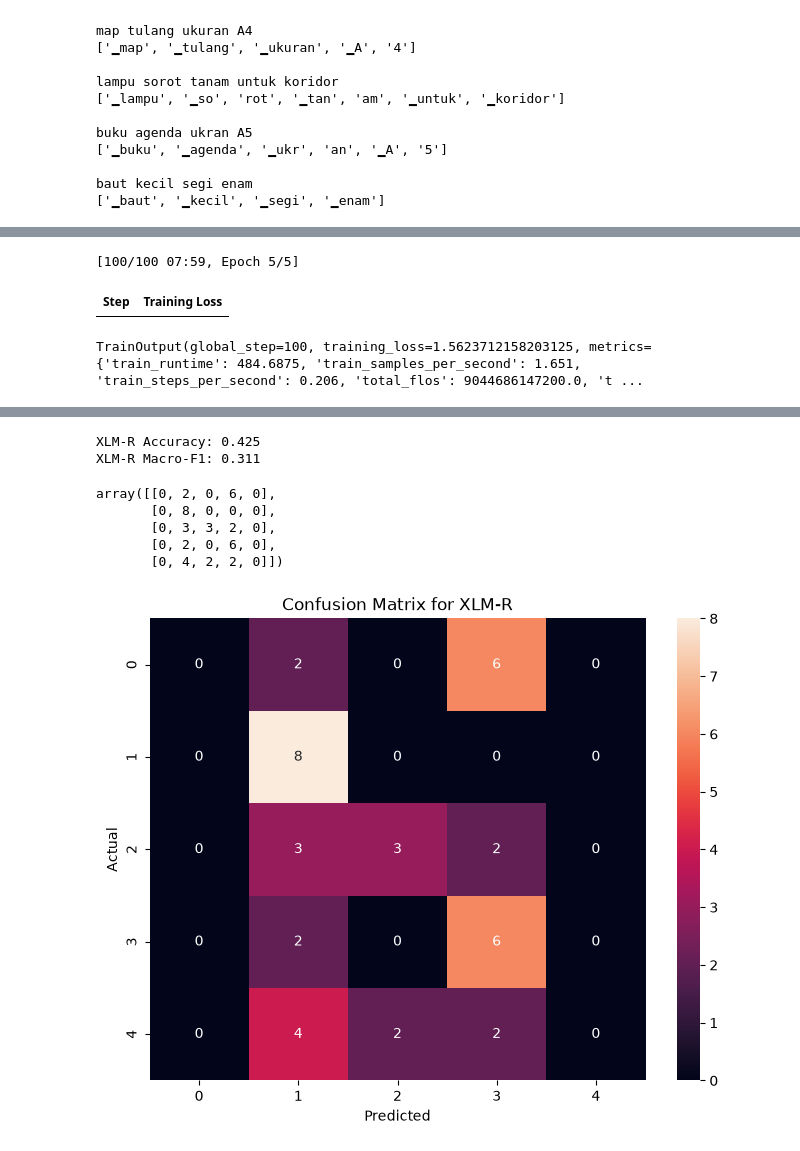
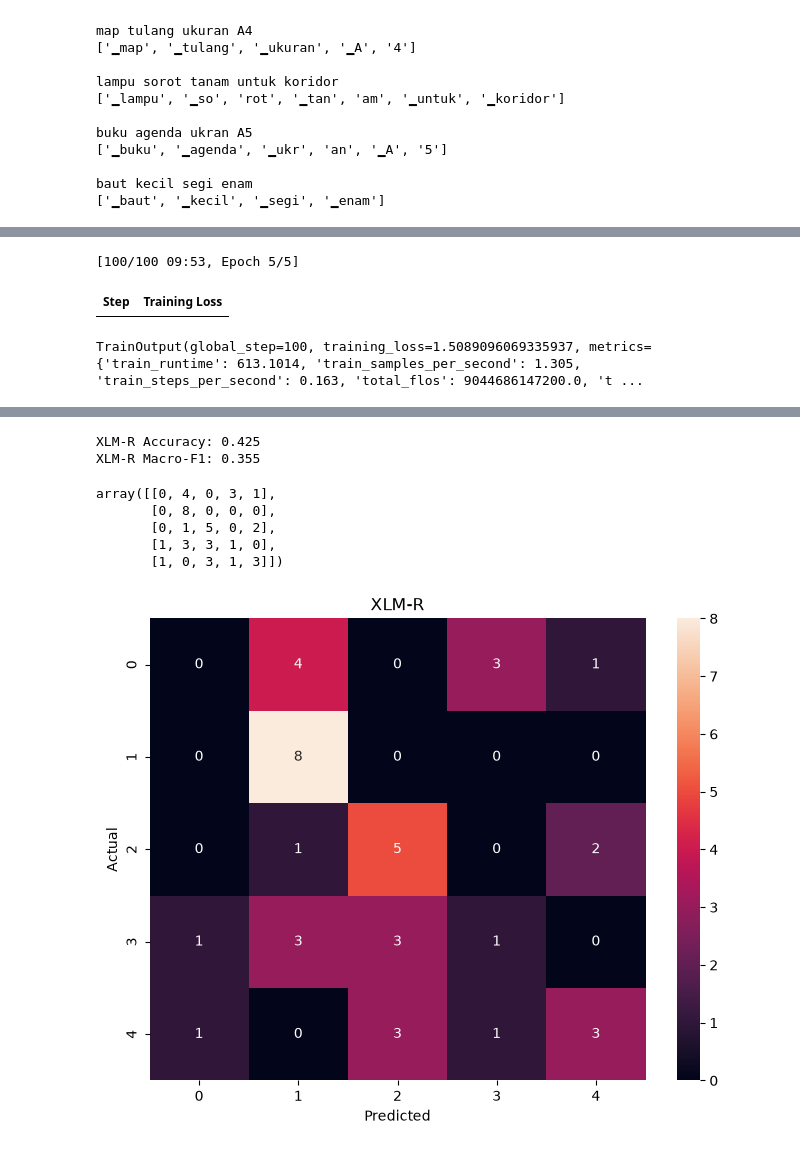
Before and after one commit to annisatzky-tech/chinese-indonesian-product-classification, a Jupyter notebook: notebooks/03_xlmr_model.ipynb, the cells around one changed output, grey strips where cells are left out. Drawn from its saved outputs; the diff is of its cells as text; code cells hidden in the pictures.

```diff
--- a/notebooks/03_xlmr_model.ipynb
+++ b/notebooks/03_xlmr_model.ipynb
@@ -12,7 +12,7 @@ from sklearn.metrics import accuracy_score, f1_score, classification_report, con
 import torch
 from transformers import AutoTokenizer, AutoModelForSequenceClassification
 # %%
-df = pd.read_csv('../data/raw/products.csv')
+df = pd.read_csv('../data/products.csv')
 # %%
 x = df['product']
 y = df['category']
@@ -147,9 +147,9 @@ trainer = Trainer(
 # %%
 trainer.train()
 # %% [output]
-[100/100 07:59, Epoch 5/5]
+[100/100 09:53, Epoch 5/5]
 | Step | Training Loss |
-TrainOutput(global_step=100, training_loss=1.5623712158203125, metrics={'train_runtime': 484.6875, 'train_samples_per_second': 1.651, 'train_steps_per_second': 0.206, 'total_flos': 9044686147200.0, 't ...
+TrainOutput(global_step=100, training_loss=1.5089096069335937, metrics={'train_runtime': 613.1014, 'train_samples_per_second': 1.305, 'train_steps_per_second': 0.163, 'total_flos': 9044686147200.0, 't ...
 # %%
 predictions = trainer.predict(test_dataset)
 
@@ -175,7 +175,7 @@ print('XLM-R Accuracy:', round(xlmr_accuracy, 3))
 print('XLM-R Macro-F1:', round(xlmr_f1, 3))
 # %% [output]
 XLM-R Accuracy: 0.425
-XLM-R Macro-F1: 0.311
+XLM-R Macro-F1: 0.355
 # %%
 xlmr_cm = confusion_matrix(
     y_test_encoded,
@@ -184,30 +184,30 @@ xlmr_cm = confusion_matrix(
 
 xlmr_cm
 # %% [output]
-array([[0, 2, 0, 6, 0],
+array([[0, 4, 0, 3, 1],
        [0, 8, 0, 0, 0],
-       [0, 3, 3, 2, 0],
-       [0, 2, 0, 6, 0],
-       [0, 4, 2, 2, 0]])
+       [0, 1, 5, 0, 2],
+       [1, 3, 3, 1, 0],
+       [1, 0, 3, 1, 3]])
 # %%
 import matplotlib.pyplot as plt
 import seaborn as sns
 
 plt.figure(figsize=(8,6))
 
 sns.heatmap(
     xlmr_cm,
     annot=True,
     fmt='d'
 )
 
 plt.xlabel('Predicted')
 plt.ylabel('Actual')
-plt.title('Confusion Matrix for XLM-R')
+plt.title('XLM-R')
 
 plt.show()
 # %% [output]
-[figure, old version]
+[figure, new version]
 # %%
 xlmr_test_results = df.loc[x_test.index, [
     'language',
```
Also changed, not shown: parts of 10 cells of this notebook, 8 other files.
